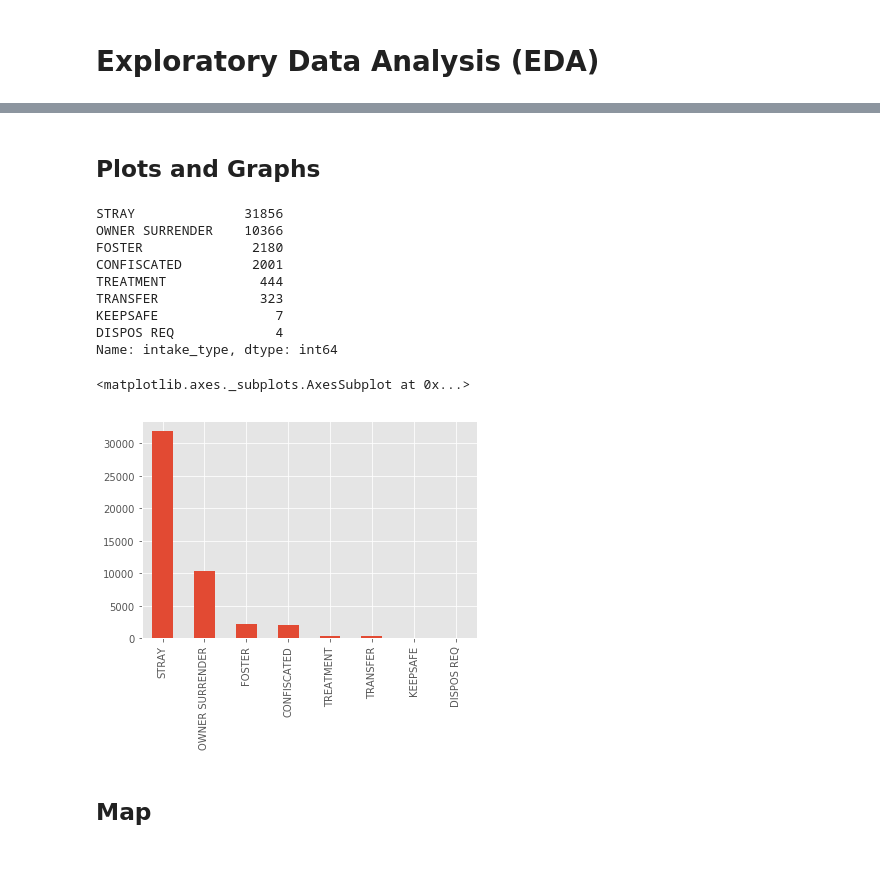
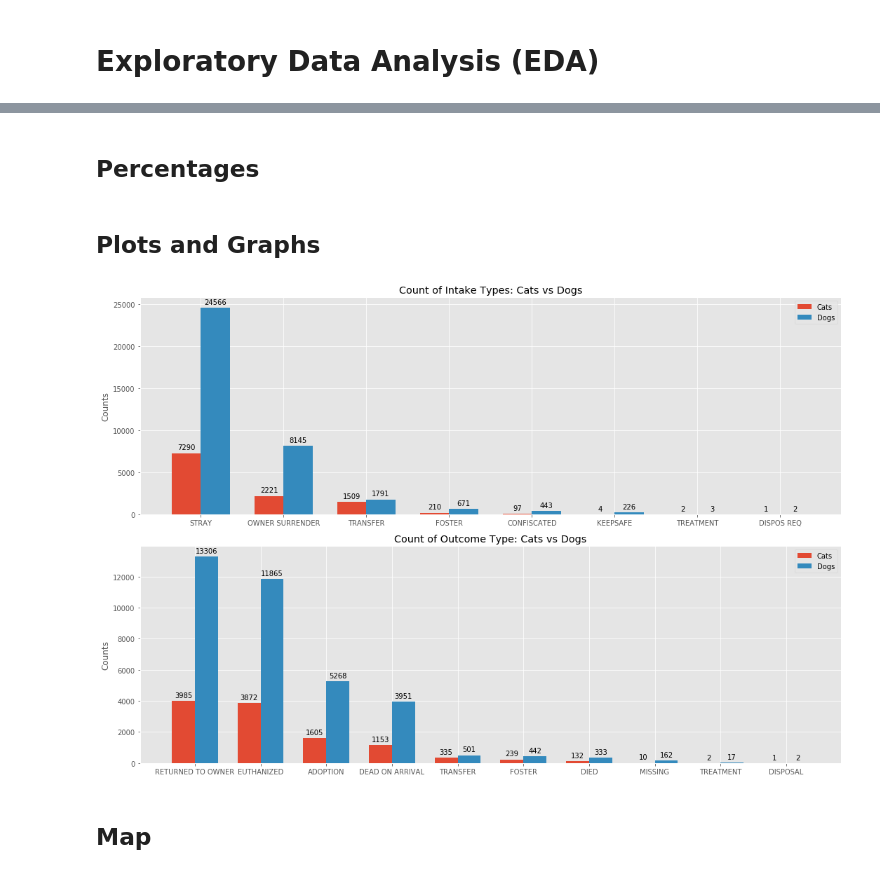
Before and after one commit to cwong690/Dallas-Paws, a Jupyter notebook: dallas_animals.ipynb, the cells around one changed output, grey strips where cells are left out. Drawn from its saved outputs; the diff is of its cells as text; code cells hidden in the pictures.

Commit message:
create cats/dogs df and create bar graph of intake/outcome type

```diff
--- a/dallas_animals.ipynb
+++ b/dallas_animals.ipynb
@@ -468,24 +488,52 @@ dallas.head()
 | 2 | A0458972 | DOG | CATAHOULA | 1 | STRAY | AT LARGE | TREATABLE REHABILITABLE NON-CONTA... | ... |
 | 3 | A0525642 | DOG | GERM SHEPHERD | 8 | OWNER SURRENDER | GENERAL | TREATABLE REHABILITABLE NON-CONTA... | ... |
 | 4 | A0565586 | DOG | SILKY TERRIER | 1 | STRAY | AT LARGE | APP WNL | ... |
+# %%
+cats = dallas[dallas['animal_type'] == 'CAT']
+dogs = dallas[dallas['animal_type'] == 'DOG']
+# %% [markdown]
+## Percentages
 # %% [markdown]
 ## Plots and Graphs
-# %%
-dallas['intake_type'].value_counts()
-# %% [output]
-STRAY              31856
-OWNER SURRENDER    10366
-FOSTER              2180
-CONFISCATED         2001
-TREATMENT            444
-TRANSFER             323
-KEEPSAFE               7
-DISPOS REQ             4
-Name: intake_type, dtype: int64
-# %%
-dallas['intake_type'].value_counts().plot(kind='bar')
-# %% [output]
-<matplotlib.axes._subplots.AxesSubplot at 0x...>
-[figure, removed]
+# %%
+def autolabel(bar_graph, ax):
+    for bar in bar_graph:
+        height = bar.get_height()
+        ax.annotate('{}'.format(height),
+                    xy=(bar.get_x() + bar.get_width() / 2, height),
+                    xytext=(0, 3),  # 3 points vertical offset
+                    textcoords="offset points",
+                    ha='center', va='bottom')
+
+fig, axes = plt.subplots(2, 1, figsize=(15,10))
+width = 0.35
+
+axes_0_labels = cats['intake_type'].unique()
+x_0 = np.arange(len(axes_0_labels))
+cat_0 = axes[0].bar(x_0 - width/2, cats['intake_type'].value_counts(), width, label='Cats')
+dog_0 = axes[0].bar(x_0 + width/2, dogs['intake_type'].value_counts(), width, label='Dogs')
+axes[0].set_ylabel('Counts')
+axes[0].set_title('Count of Intake Types: Cats vs Dogs')
+axes[0].set_xticks(x_0)
+axes[0].set_xticklabels(axes_0_labels)
+axes[0].legend()
+autolabel(cat_0, axes[0])
+autolabel(dog_0, axes[0])
+
+axes_1_labels = cats['outcome_type'].unique()
+x_1 = np.arange(len(axes_1_labels))
+cat_1 = axes[1].bar(x_1 - width/2, cats['outcome_type'].value_counts(), width, label='Cats')
+dog_1 = axes[1].bar(x_1 + width/2, dogs['outcome_type'].value_counts(), width, label='Dogs')
+axes[1].set_ylabel('Counts')
+axes[1].set_title('Count of Outcome Type: Cats vs Dogs')
+axes[1].set_xticks(x_1)
+axes[1].set_xticklabels(axes_1_labels)
+axes[1].legend()
+autolabel(cat_1, axes[1])
+autolabel(dog_1, axes[1])
+
+plt.tight_layout()
+# %% [output]
+[figure, added]
 # %% [markdown]
 ## Map
```
Also changed, not shown: parts of 1 cell of this notebook.
